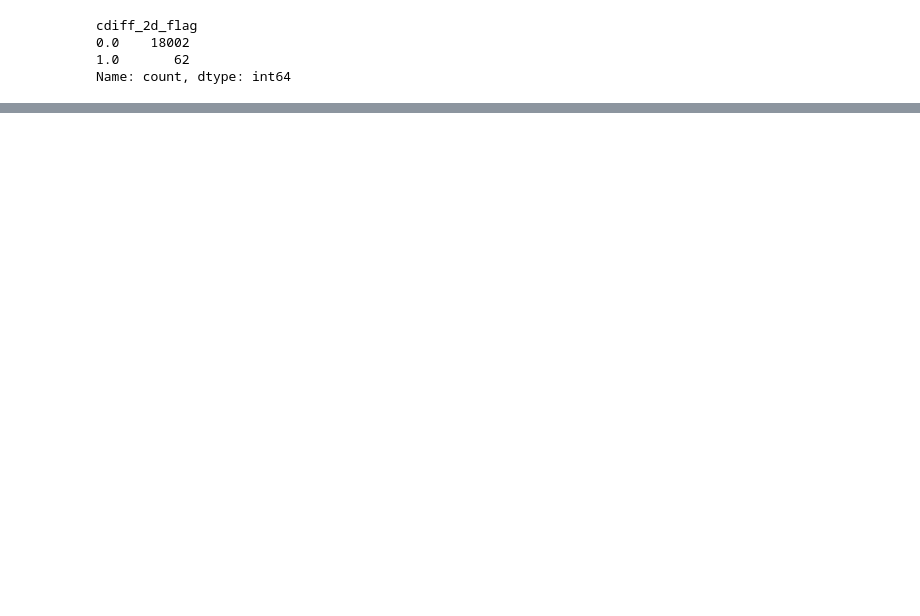
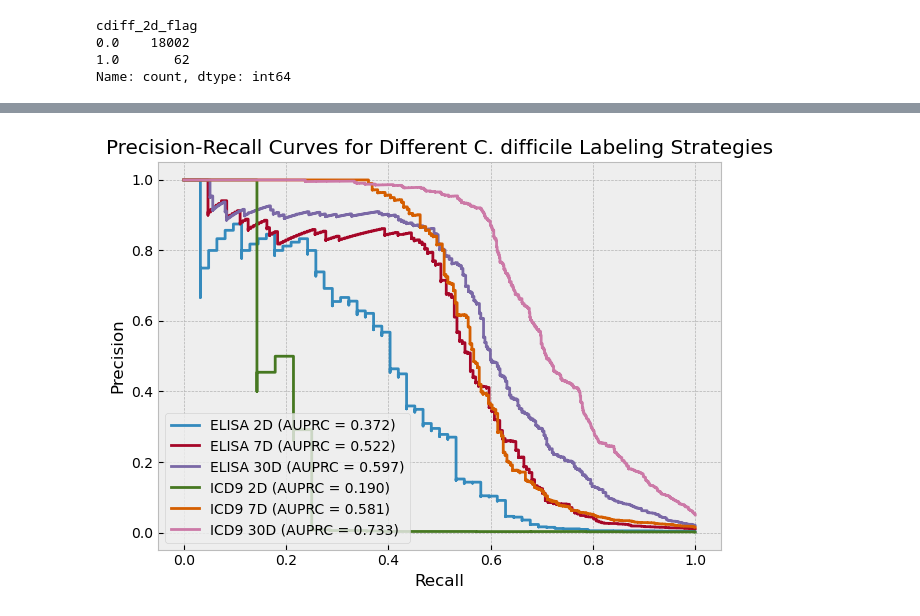
Before and after one commit to aszatrowski/predicting-cdiff, a Jupyter notebook: model_dev_fullset.ipynb, the cells around one changed output, grey strips where cells are left out. Saved outputs shown, nothing was run; the diff lists cells and outputs as text; code cells hidden in the pictures; blank space fills up the shorter version.

```diff
--- a/model_dev_fullset.ipynb
+++ b/model_dev_fullset.ipynb
@@ -605,0 +831,15 @@ plt.show()
+# %%
+
+for res in results:
+    label_name = res["label"].replace("cdiff_label_", "").replace("_", " ")
+    auprc = res["auprc"]
+    plt.step(res["recall"], res["precision"], where='post', label=f"{label_name.upper()} (AUPRC = {auprc:.3f})")
+
+plt.xlabel("Recall")
+plt.ylabel("Precision")
+plt.title("Precision-Recall Curves for Different C. difficile Labeling Strategies")
+plt.legend(loc="lower left")
+plt.tight_layout()
+plt.show()
+# %% [output]
+[figure, added]
```
Also changed, not shown: parts of 32 cells of this notebook, 10 other files.
